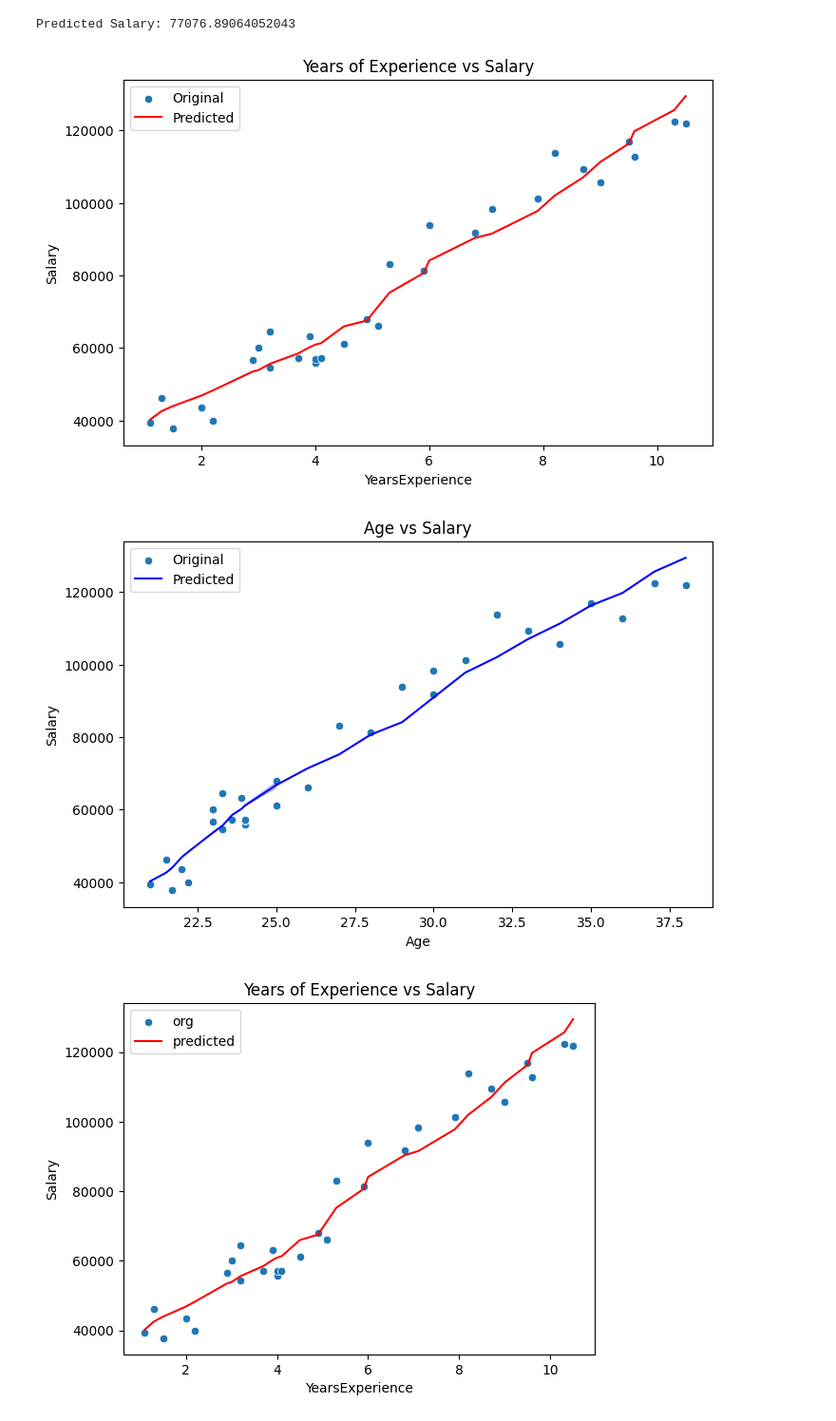
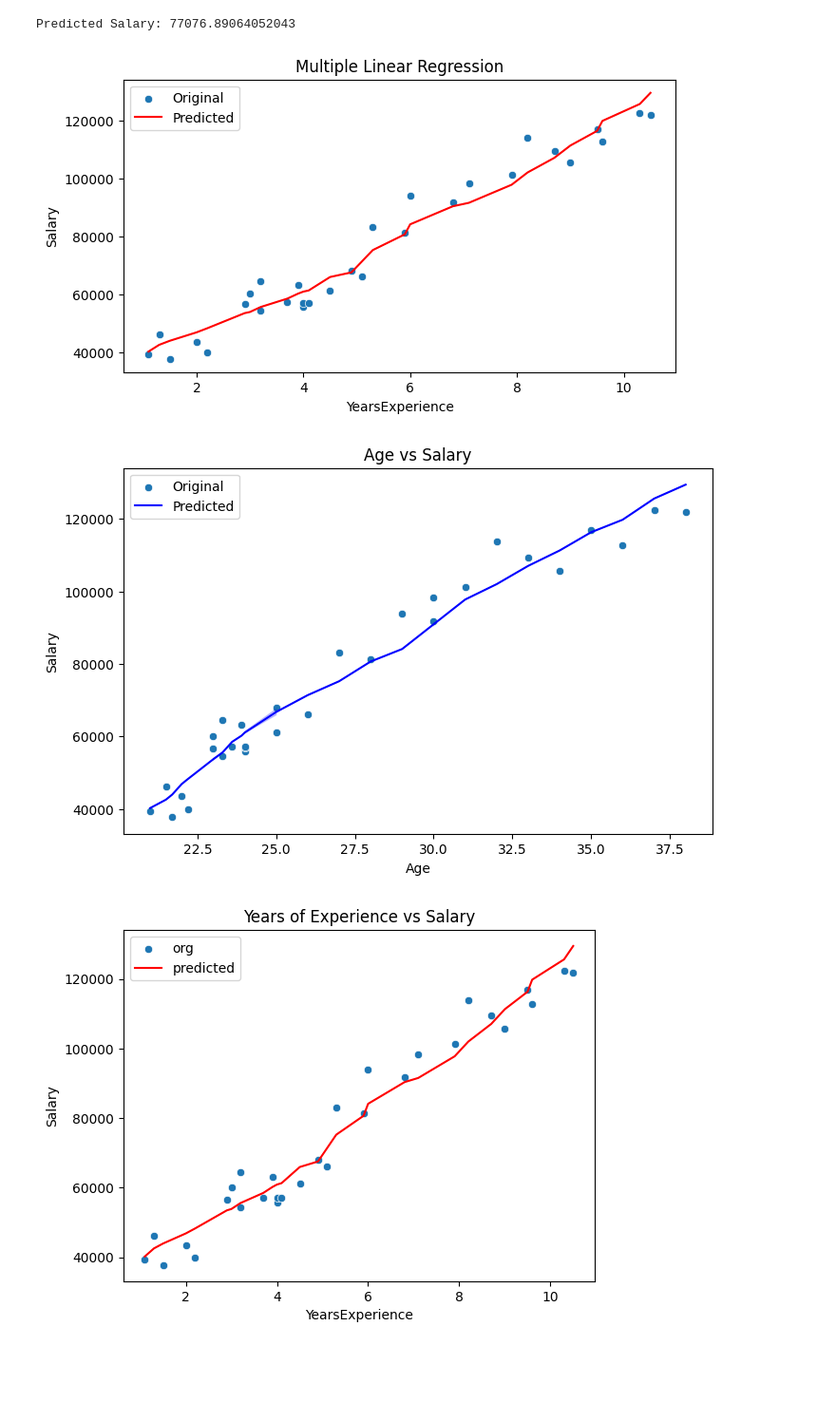
Before and after one commit to omgajipara7/Data-Science, a Jupyter notebook: Supervised Learning/Regression/MultipleLinearRegression/MultipleLinearRegression.ipynb, the cells around one changed output. Shown at 95% size. Saved outputs shown, nothing was run; the diff lists cells and outputs as text; code cells hidden in the pictures; blank space fills up the shorter version.

```diff
--- a/Supervised Learning/Regression/MultipleLinearRegression/MultipleLinearRegression.ipynb
+++ b/Supervised Learning/Regression/MultipleLinearRegression/MultipleLinearRegression.ipynb
@@ -113,31 +113,31 @@ Predicted Salary: 77076.89064052043
 # %%
 # Predicted salaries
 yprd = lr.predict(X_scaled)
 
 # Scatter + Line Plot: YearsExperience vs Salary
-plt.figure(figsize=(8,5))
+plt.figure(figsize=(7.5,4))
 sns.scatterplot(x='YearsExperience', y='Salary', data=data, label='Original')
 sns.lineplot(x='YearsExperience', y=yprd, data=data, color='red', label='Predicted')
-plt.title("Years of Experience vs Salary")
+plt.title("Multiple Linear Regression")
 plt.xlabel("YearsExperience")
 plt.ylabel("Salary")
 plt.legend()
-plt.savefig("/Users/omgajipara/Desktop/Data Science/Supervised Learning/Regression/MultipleLinearRegression/images/ExperiencevsSalary.jpg")
+plt.savefig('assets/MultipleLinearRegression.jpg')
 plt.show()
 
 # Scatter + Line Plot: Age vs Salary
 plt.figure(figsize=(8,5))
 sns.scatterplot(x='Age', y='Salary', data=data, label='Original')
 sns.lineplot(x='Age', y=yprd, data=data, color='blue', label='Predicted')
 plt.title("Age vs Salary")
 plt.xlabel("Age")
 plt.ylabel("Salary")
 plt.legend()
 plt.savefig("/Users/omgajipara/Desktop/Data Science/Supervised Learning/Regression/MultipleLinearRegression/images/AgevsSalary.jpg")
 
 plt.show()
 # %% [output]
-[figure, old version]
+[figure, new version]
 [figure]
 # %%
 # For YearsExperience vs Salary
```
Also changed, not shown: 16 other files.
